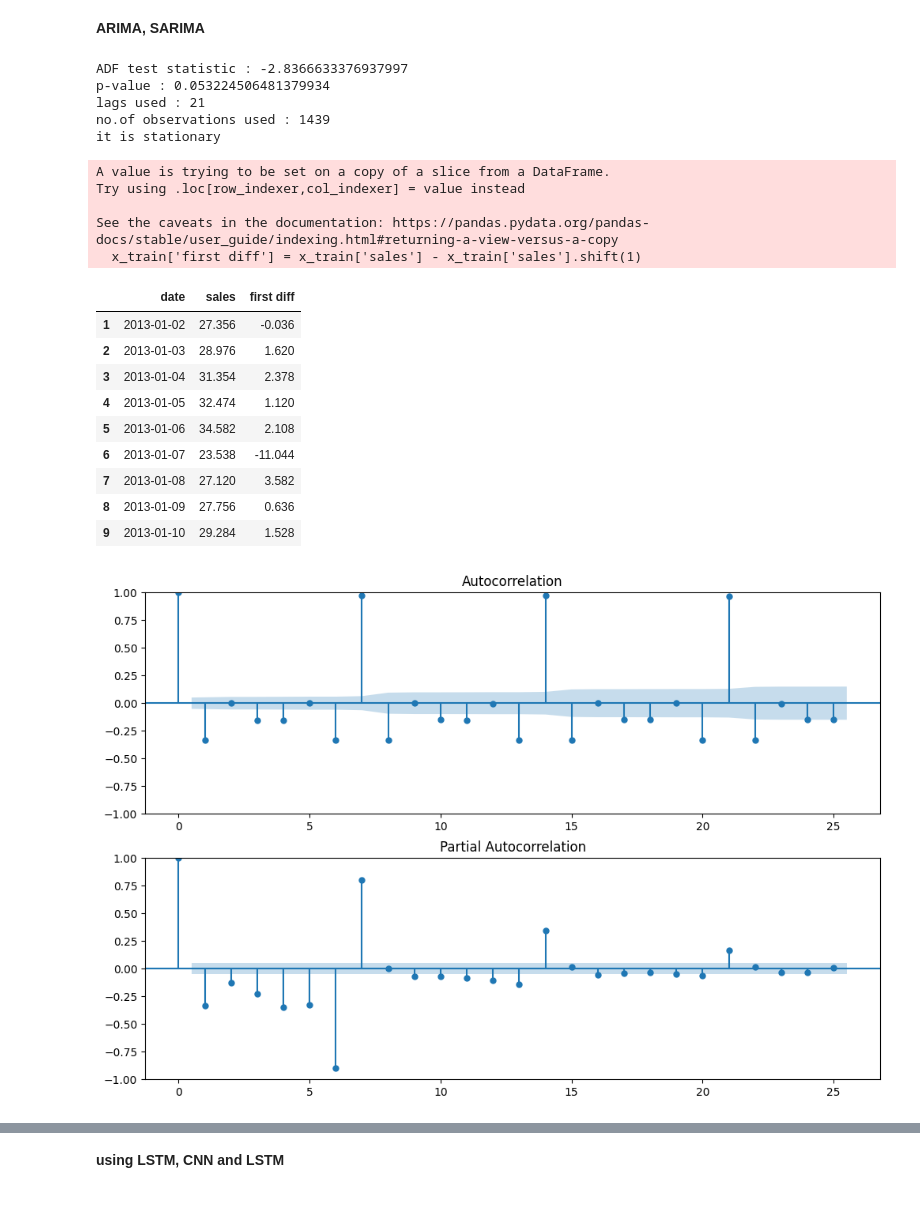
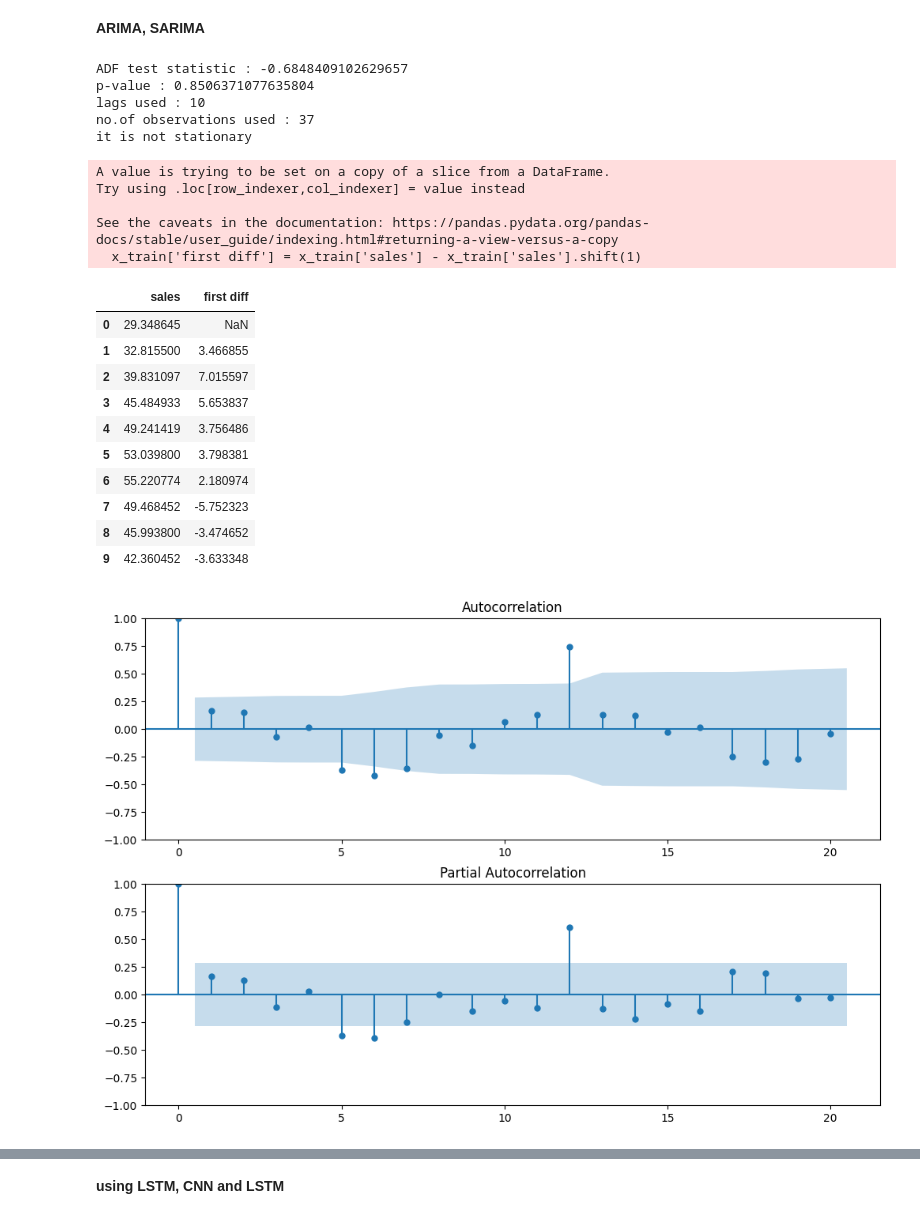
Before and after one commit to manikesh12/team5-miniproject1, a Jupyter notebook: Store_Item_Demand_Forecasting1.ipynb, the cells around one changed output, grey strips where cells are left out. Saved outputs shown, nothing was run; the diff lists cells and outputs as text; code cells hidden in the pictures.

```diff
--- a/Store_Item_Demand_Forecasting1.ipynb
+++ b/Store_Item_Demand_Forecasting1.ipynb
@@ -577,9 +603,11 @@ MAE of the model: 5.679616764752784
 # %% [markdown]
 **ARIMA, SARIMA**
 # %%
-train_data = train_df.groupby('date', as_index=False).sales.mean()
+train_data = train_df.groupby([train_df['date'].dt.year,train_df['date'].dt.month], as_index=False).sales.mean()
 # %%
-x_train = train_data[train_data.date <= '2016-12-31']
-x_test = train_data[train_data.date > '2016-12-31']
+x_train = train_data.iloc[:-12]
+x_test = train_data.iloc[-12:]
+# %%
+x_train.column = ['sales']
 # %%
 # Test for stationarity - argumented dickey fuller test
@@ -600,42 +628,43 @@ def adfuller_test(sales):
 # %%
 adfuller_test(x_train.sales)
 # %% [output]
-ADF test statistic : -2.8366633376937997
-p-value : 0.053224506481379934
-lags used : 21
-no.of observations used : 1439
-it is stationary
+ADF test statistic : -0.6848409102629657
+p-value : 0.8506371077635804
+lags used : 10
+no.of observations used : 37
+it is not stationary
 # %%
 x_train['first diff'] = x_train['sales'] - x_train['sales'].shift(1)
-x_train.iloc[1:10]
+x_train.iloc[:10]
 # %% [output]
 A value is trying to be set on a copy of a slice from a DataFrame.
 Try using .loc[row_indexer,col_indexer] = value instead
 
 See the caveats in the documentation: https://pandas.pydata.org/pandas-docs/stable/user_guide/indexing.html#returning-a-view-versus-a-copy
   x_train['first diff'] = x_train['sales'] - x_train['sales'].shift(1)
-|  | date | sales | first diff |
-| 1 | 2013-01-02 | 27.356 | -0.036 |
-| 2 | 2013-01-03 | 28.976 | 1.620 |
-| 3 | 2013-01-04 | 31.354 | 2.378 |
-| 4 | 2013-01-05 | 32.474 | 1.120 |
-| 5 | 2013-01-06 | 34.582 | 2.108 |
-| 6 | 2013-01-07 | 23.538 | -11.044 |
-| 7 | 2013-01-08 | 27.120 | 3.582 |
-| 8 | 2013-01-09 | 27.756 | 0.636 |
-| 9 | 2013-01-10 | 29.284 | 1.528 |
+|  | sales | first diff |
+| 0 | 29.348645 | NaN |
+| 1 | 32.815500 | 3.466855 |
+| 2 | 39.831097 | 7.015597 |
+| 3 | 45.484933 | 5.653837 |
+| 4 | 49.241419 | 3.756486 |
+| 5 | 53.039800 | 3.798381 |
+| 6 | 55.220774 | 2.180974 |
+| 7 | 49.468452 | -5.752323 |
+| 8 | 45.993800 | -3.474652 |
+| 9 | 42.360452 | -3.633348 |
 # %%
 from statsmodels.graphics.tsaplots import plot_acf, plot_pacf
 # %%
 fig = plt.figure(figsize=(12,8))
 
 ax1 = fig.add_subplot(211)
-fig = plot_acf(x_train['first diff'].iloc[1:], lags=25, ax=ax1)
+fig = plot_acf(x_train['first diff'].iloc[1:], lags=20, ax=ax1)
 
 ax2 = fig.add_subplot(212)
-fig = plot_pacf(x_train['first diff'].iloc[1:], lags=25, ax=ax2)
+fig = plot_pacf(x_train['first diff'].iloc[1:], lags=20, ax=ax2)
 # %% [output]
-[figure, old version]
+[figure, new version]
 # %%
 import statsmodels.api as sm
 from statsmodels.tsa.arima.model import ARIMA
```
Also changed, not shown: parts of 16 cells of this notebook.
